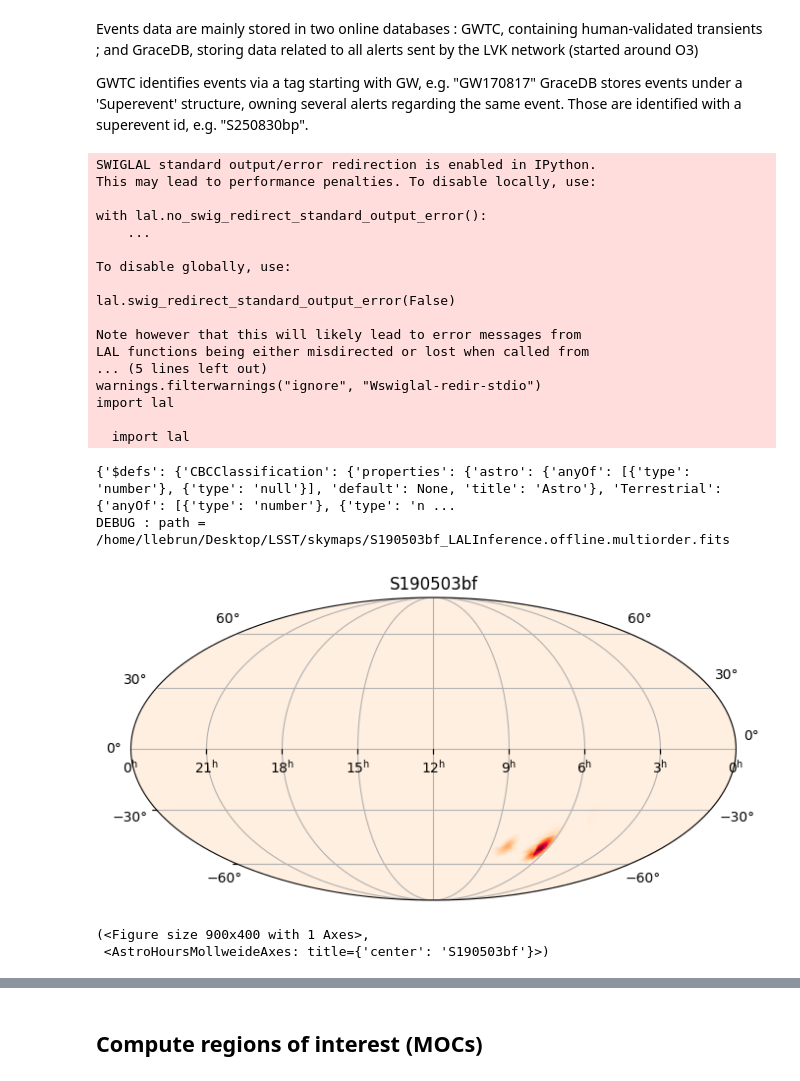
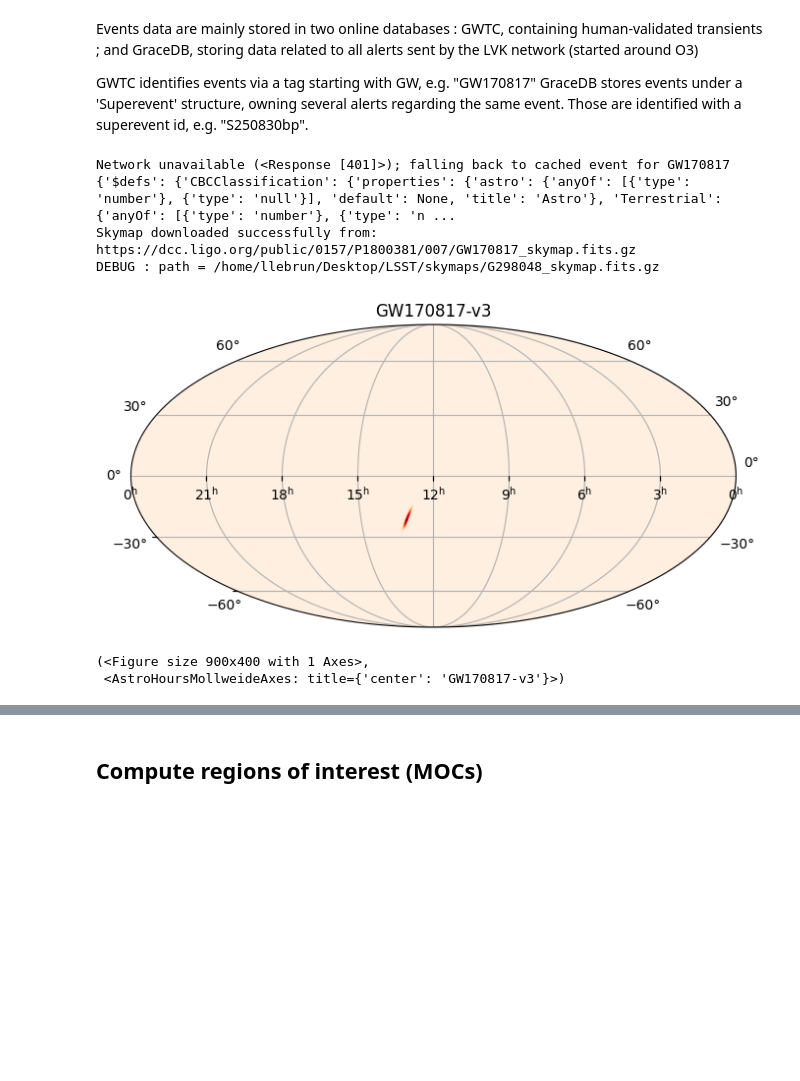
Before and after one commit to Lgtlebrun/LSST-GW, a Jupyter notebook: GWtutorial.ipynb, the cells around one changed output, grey strips where cells are left out. Saved outputs shown, nothing was run; the diff lists cells and outputs as text; code cells hidden in the pictures; blank space fills up the shorter version.

```diff
--- a/GWtutorial.ipynb
+++ b/GWtutorial.ipynb
@@ -13,35 +13,20 @@ GraceDB stores events under a 'Superevent' structure, owning several alerts rega
 # %%
 from GWUtils.models_gw import GWEvent
 
-name = 'S190503bf'
-gw170817 = GWEvent(name, offline=False)  # Turn this online if no cache yet ; you may need ligo token to access non-public events
+name = 'GW170817'
+gw170817 = GWEvent(name, offline=False)  # Turn this flag to True at first run if no cache yet ; you may need ligo token to access non-public events
 
 # Demonstration
 print(gw170817.model_json_schema())
 gw170817.plot_event()
 # %% [output]
-SWIGLAL standard output/error redirection is enabled in IPython.
-This may lead to performance penalties. To disable locally, use:
-
-with lal.no_swig_redirect_standard_output_error():
-    ...
-
-To disable globally, use:
-
-lal.swig_redirect_standard_output_error(False)
-
-Note however that this will likely lead to error messages from
-LAL functions being either misdirected or lost when called from
-... (5 lines left out)
-warnings.filterwarnings("ignore", "Wswiglal-redir-stdio")
-import lal
-
-  import lal
+Network unavailable (<Response [401]>); falling back to cached event for GW170817
+{'$defs': {'CBCClassification': {'properties': {'astro': {'anyOf': [{'type': 'number'}, {'type': 'null'}], 'default': None, 'title': 'Astro'}, 'Terrestrial': {'anyOf': [{'type': 'number'}, {'type': 'n ...
+Skymap downloaded successfully from: https://dcc.ligo.org/public/0157/P1800381/007/GW170817_skymap.fits.gz
+DEBUG : path = /home/llebrun/Desktop/LSST/skymaps/G298048_skymap.fits.gz
+[figure, new version]
-{'$defs': {'CBCClassification': {'properties': {'astro': {'anyOf': [{'type': 'number'}, {'type': 'null'}], 'default': None, 'title': 'Astro'}, 'Terrestrial': {'anyOf': [{'type': 'number'}, {'type': 'n ...
-DEBUG : path = /home/llebrun/Desktop/LSST/skymaps/S190503bf_LALInference.offline.multiorder.fits
+(<Figure size 900x400 with 1 Axes>,
+ <AstroHoursMollweideAxes: title={'center': 'GW170817-v3'}>)
-[figure, old version]
-(<Figure size 900x400 with 1 Axes>,
- <AstroHoursMollweideAxes: title={'center': 'S190503bf'}>)
 # %%
 gw170817.to_dict()
 # %% [output]
```
Also changed, not shown: parts of 4 cells of this notebook.
